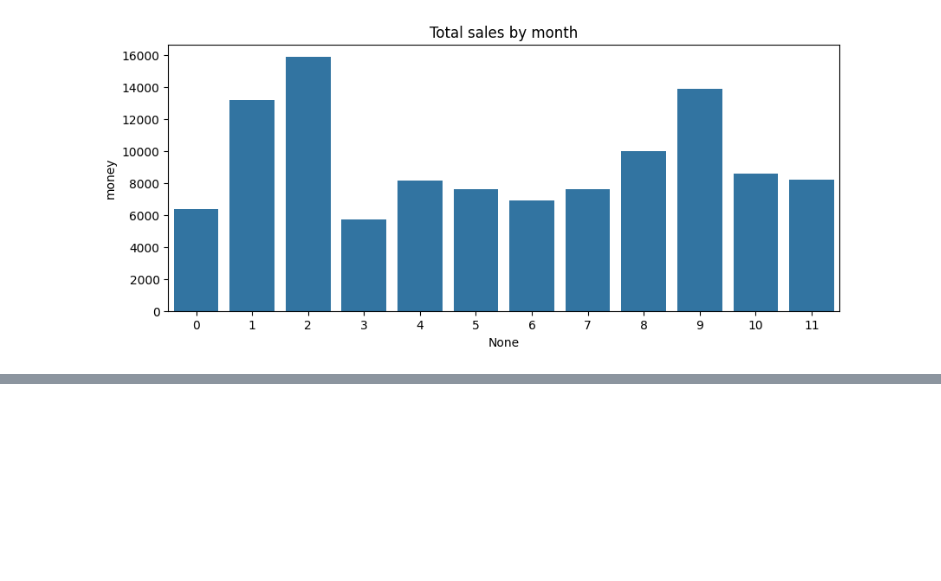
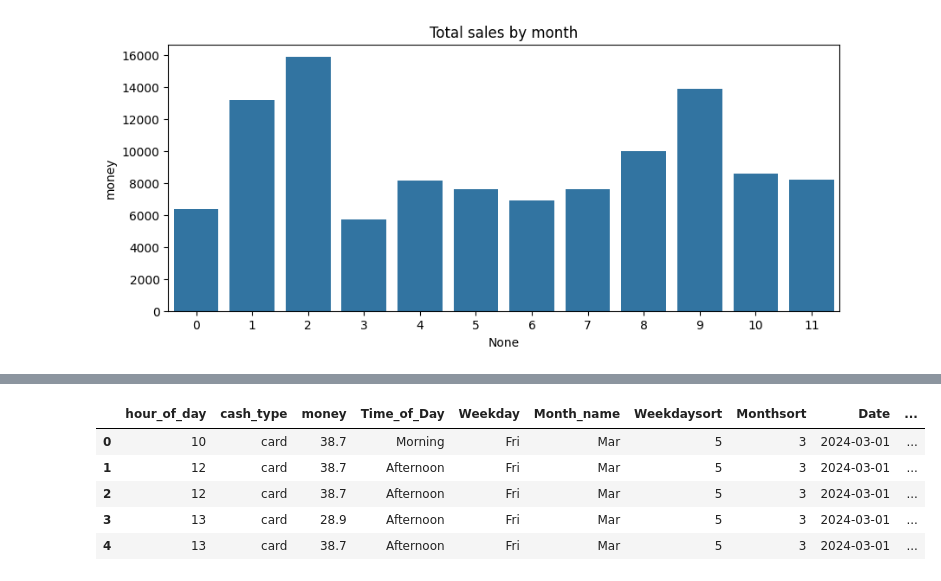
Before and after one commit to iamabdirazak/Coffee-Sales-Prediction, a Jupyter notebook: coffee_sales.ipynb, the cells around one changed output, grey strips where cells are left out. Saved outputs shown, nothing was run; the diff lists cells and outputs as text; code cells hidden in the pictures; blank space fills up the shorter version.

```diff
--- a/coffee_sales.ipynb
+++ b/coffee_sales.ipynb
@@ -290,0 +302,11 @@ plt.show()
+# %%
+# Transform coffee names into binary using one-hot encoding
+df_encoded = pd.get_dummies(df, columns=['coffee_name'], drop_first=True)
+df_encoded.head()
+# %% [output]
+|  | hour_of_day | cash_type | money | Time_of_Day | Weekday | Month_name | Weekdaysort | Monthsort | Date | ... |
+| 0 | 10 | card | 38.7 | Morning | Fri | Mar | 5 | 3 | 2024-03-01 | ... |
+| 1 | 12 | card | 38.7 | Afternoon | Fri | Mar | 5 | 3 | 2024-03-01 | ... |
+| 2 | 12 | card | 38.7 | Afternoon | Fri | Mar | 5 | 3 | 2024-03-01 | ... |
+| 3 | 13 | card | 28.9 | Afternoon | Fri | Mar | 5 | 3 | 2024-03-01 | ... |
+| 4 | 13 | card | 38.7 | Afternoon | Fri | Mar | 5 | 3 | 2024-03-01 | ... |
```
Also changed, not shown: parts of 6 cells of this notebook.
